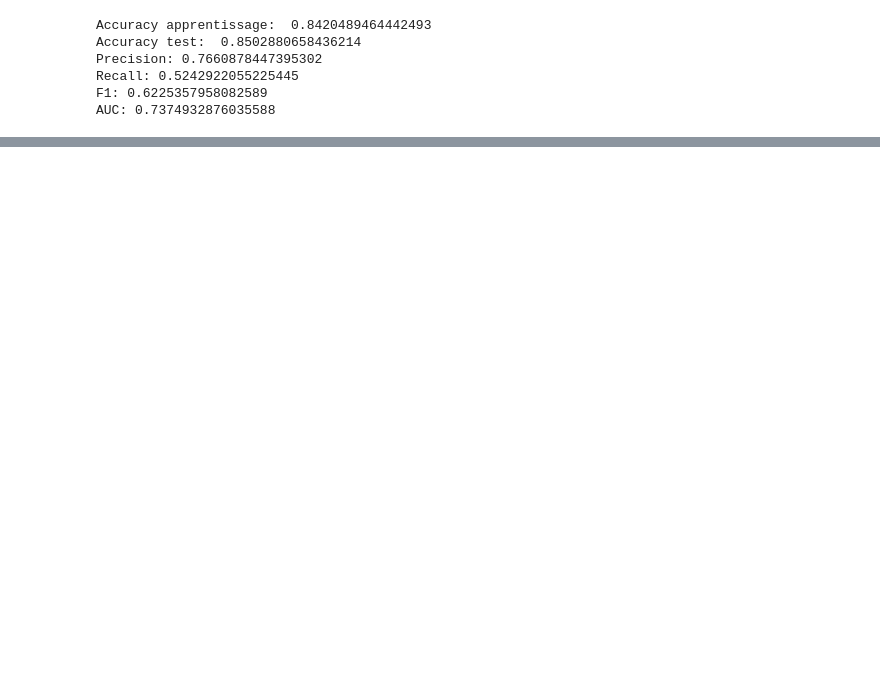
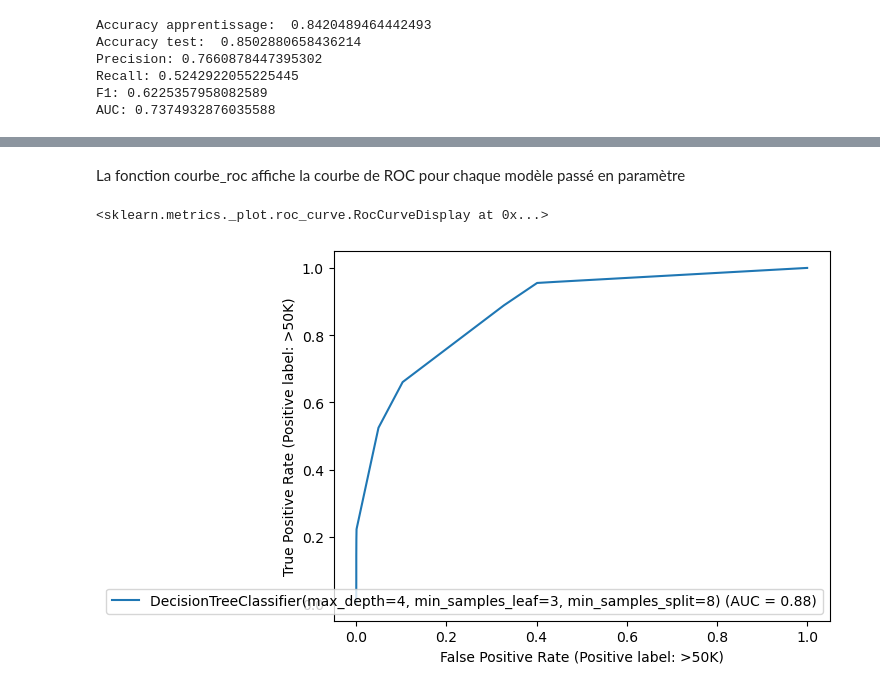
Before and after one commit to AxoulDeci/MLOPS, a Jupyter notebook: notebooks/main.ipynb, the cells around one changed output, grey strips where cells are left out. Cells and saved outputs as stored; diff of their text form; code cells hidden in the pictures; blank space fills up the shorter version.

```diff
--- a/notebooks/main.ipynb
+++ b/notebooks/main.ipynb
@@ -72,0 +97,7 @@ AUC: 0.7374932876035588
+# %% [markdown]
+La fonction courbe_roc affiche la courbe de ROC pour chaque modèle passé en paramètre
+# %%
+courbe_roc(tree, df)
+# %% [output]
+<sklearn.metrics._plot.roc_curve.RocCurveDisplay at 0x...>
+[figure, added]
```
Also changed, not shown: parts of 19 cells of this notebook, 3 other files.
